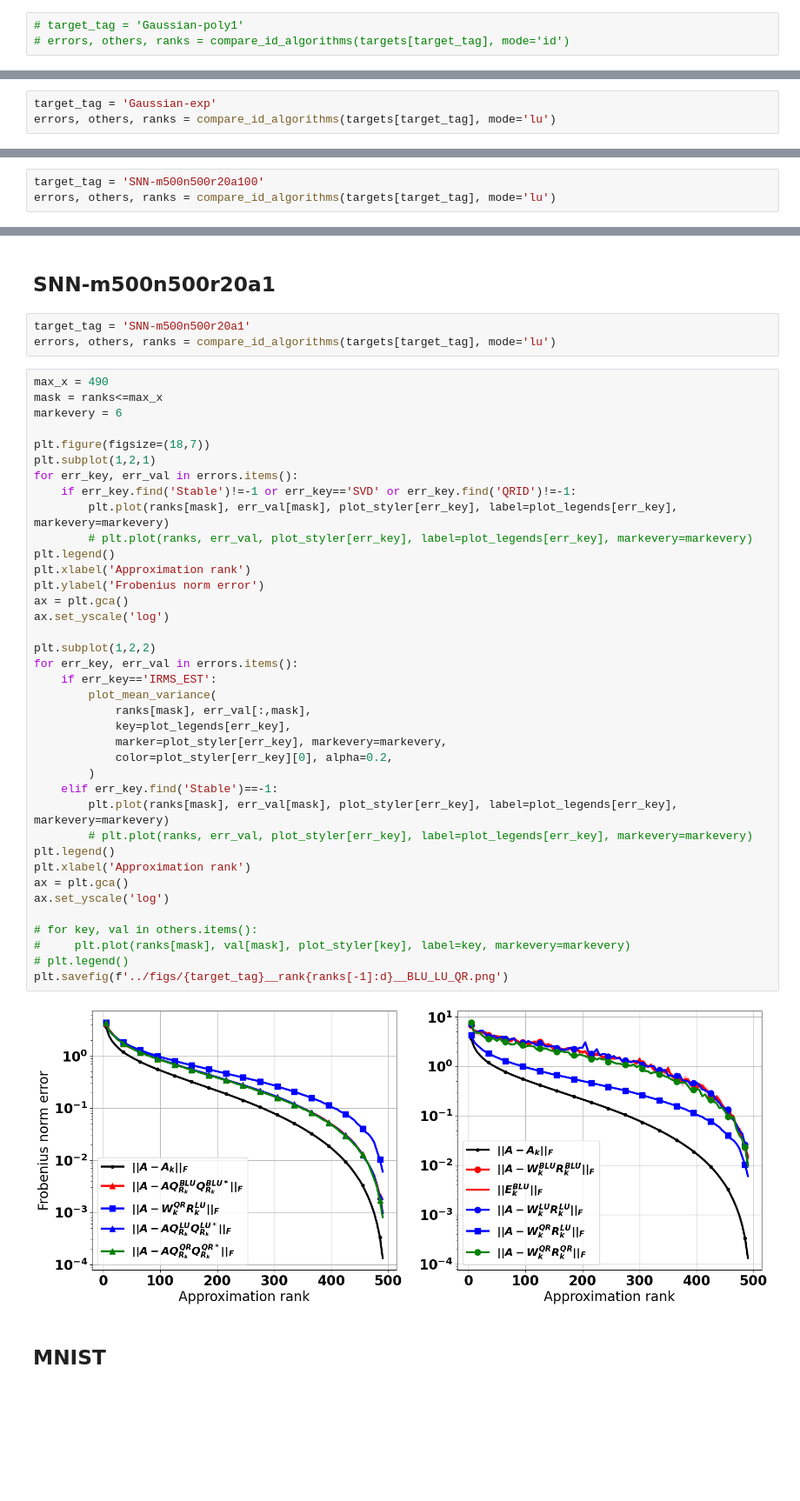
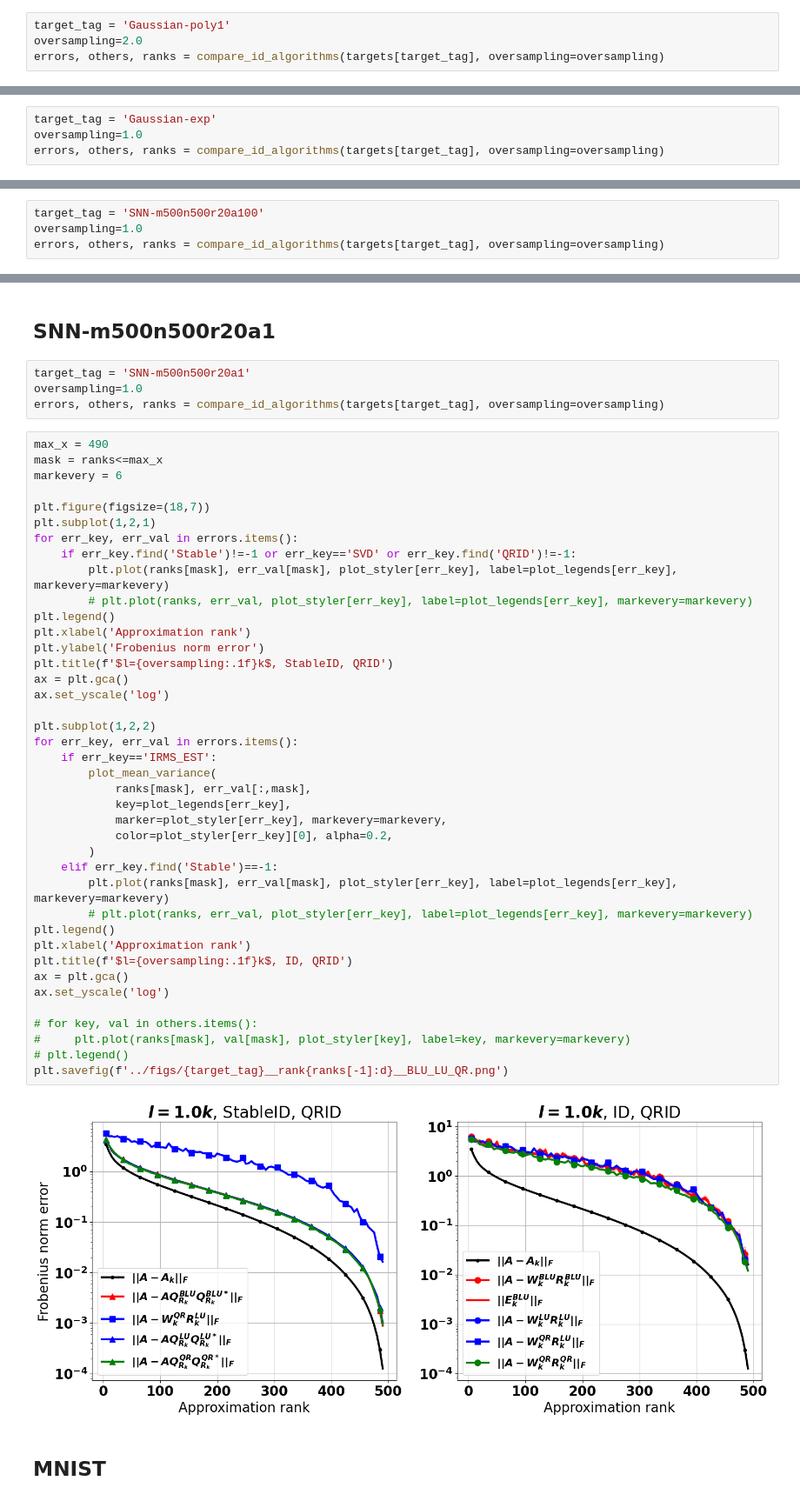
Before and after one commit to dyjdongyijun/Robust_Blockwise_Random_Pivoting, a Jupyter notebook: python/demo.ipynb, the cells around one changed output, grey strips where cells are left out. Shown at 87% size. Saved outputs shown, nothing was run; the diff lists cells and outputs as text; blank space fills up the shorter version.

```diff
--- a/python/demo.ipynb
+++ b/python/demo.ipynb
@@ -652,3 +656,4 @@ plt.savefig(f'../figs/{target_tag}__rank{ranks[-1]:d}__BLU_LU_QR.png')
 # %%
-# target_tag = 'Gaussian-poly1'
-# errors, others, ranks = compare_id_algorithms(targets[target_tag], mode='id')
+target_tag = 'Gaussian-poly1'
+oversampling=2.0
+errors, others, ranks = compare_id_algorithms(targets[target_tag], oversampling=oversampling)
@@ -656,7 +703,8 @@ plt.savefig(f'../figs/{target_tag}__rank{ranks[-1]:d}__BLU_LU_QR.png')
 ## Gaussian-exp
 # %%
 target_tag = 'Gaussian-exp'
-errors, others, ranks = compare_id_algorithms(targets[target_tag], mode='lu')
+oversampling=1.0
+errors, others, ranks = compare_id_algorithms(targets[target_tag], oversampling=oversampling)
 # %%
 max_x = 400
 mask = ranks<=max_x
@@ -701,7 +751,8 @@ plt.savefig(f'../figs/{target_tag}__rank{ranks[-1]:d}__BLU_LU_QR.png')
 ## SNN-m500n500r20a100
 # %%
 target_tag = 'SNN-m500n500r20a100'
-errors, others, ranks = compare_id_algorithms(targets[target_tag], mode='lu')
+oversampling=1.0
+errors, others, ranks = compare_id_algorithms(targets[target_tag], oversampling=oversampling)
 # %%
 max_x = 400
 mask = ranks<=max_x
@@ -746,7 +799,8 @@ plt.savefig(f'../figs/{target_tag}__rank{ranks[-1]:d}__BLU_LU_QR.png')
 ## SNN-m500n500r20a1
 # %%
 target_tag = 'SNN-m500n500r20a1'
-errors, others, ranks = compare_id_algorithms(targets[target_tag], mode='lu')
+oversampling=1.0
+errors, others, ranks = compare_id_algorithms(targets[target_tag], oversampling=oversampling)
 # %%
 max_x = 490
 mask = ranks<=max_x
@@ -759,34 +813,36 @@ for err_key, err_val in errors.items():
         plt.plot(ranks[mask], err_val[mask], plot_styler[err_key], label=plot_legends[err_key], markevery=markevery)
         # plt.plot(ranks, err_val, plot_styler[err_key], label=plot_legends[err_key], markevery=markevery)
 plt.legend()
 plt.xlabel('Approximation rank')
 plt.ylabel('Frobenius norm error')
+plt.title(f'$l={oversampling:.1f}k$, StableID, QRID')
 ax = plt.gca()
 ax.set_yscale('log')
 
 plt.subplot(1,2,2)
 for err_key, err_val in errors.items():
     if err_key=='IRMS_EST':
         plot_mean_variance(
             ranks[mask], err_val[:,mask],
             key=plot_legends[err_key],
             marker=plot_styler[err_key], markevery=markevery,
             color=plot_styler[err_key][0], alpha=0.2,
         )
     elif err_key.find('Stable')==-1:
         plt.plot(ranks[mask], err_val[mask], plot_styler[err_key], label=plot_legends[err_key], markevery=markevery)
         # plt.plot(ranks, err_val, plot_styler[err_key], label=plot_legends[err_key], markevery=markevery)
 plt.legend()
 plt.xlabel('Approximation rank')
+plt.title(f'$l={oversampling:.1f}k$, ID, QRID')
 ax = plt.gca()
 ax.set_yscale('log')
 
 # for key, val in others.items():
 #     plt.plot(ranks[mask], val[mask], plot_styler[key], label=key, markevery=markevery)
 # plt.legend()
 plt.savefig(f'../figs/{target_tag}__rank{ranks[-1]:d}__BLU_LU_QR.png')
 # %% [output]
-[figure, old version]
+[figure, new version]
 # %% [markdown]
 ## MNIST
 # %%
```
Also changed, not shown: parts of 11 cells of this notebook, 6 other files.
